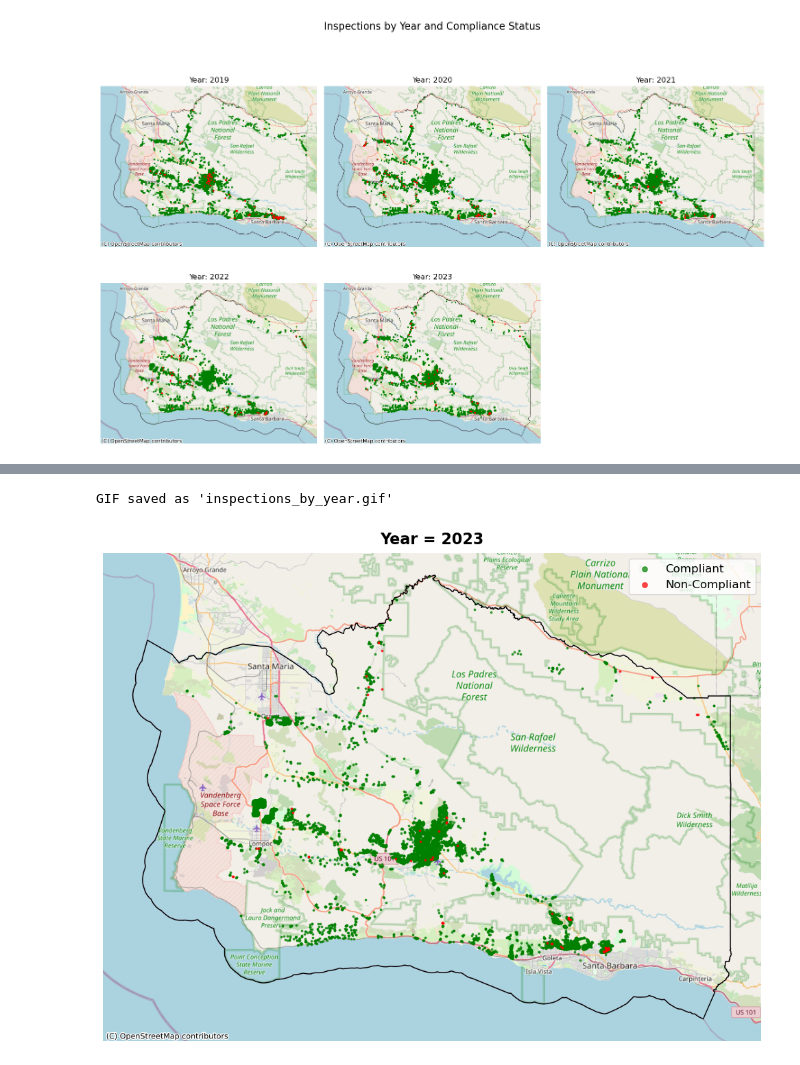
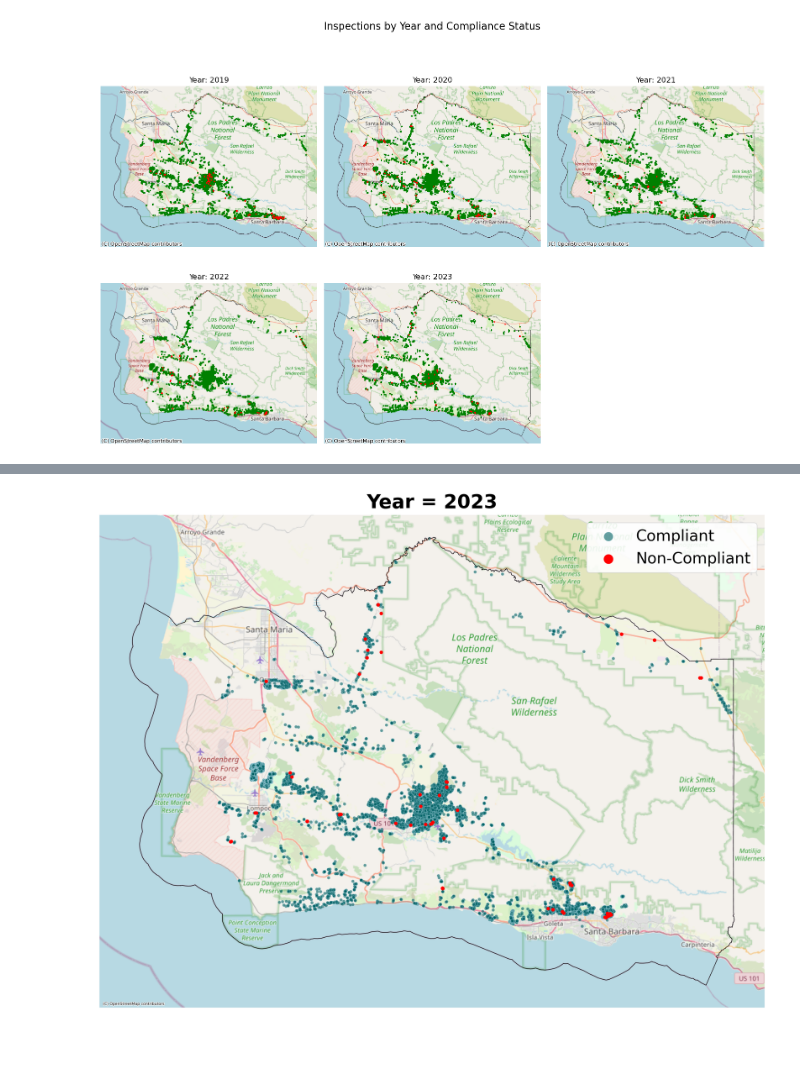
Before and after one commit to wildfire-prep/data-preparation, a Jupyter notebook: code/00_label_data/01_visualize_inspections.ipynb, the cells around one changed output, grey strips where cells are left out. Saved outputs shown, nothing was run; the diff lists cells and outputs as text; code cells hidden in the pictures; blank space fills up the shorter version.

```diff
--- a/code/00_label_data/01_visualize_inspections.ipynb
+++ b/code/00_label_data/01_visualize_inspections.ipynb
@@ -470,8 +470,10 @@ def create_animated_gif(years):
     all_inspections = pd.concat(combined_inspections)
 
     # Create figure and axis with tight layout
-    fig, ax = plt.subplots(figsize=(10, 8))
-    fig.subplots_adjust(left=0.02, right=0.98, top=0.95, bottom=0.02)
+    fig, ax = plt.subplots(figsize=(20, 16))
+    fig.subplots_adjust(
+        left=0.02, right=0.98, top=0.95, bottom=0.02
+    )  # Changed top from 1 to 0.95
 
     def animate(frame):
         """Animation function for each frame (year)"""
@@ -495,29 +497,44 @@ def create_animated_gif(years):
         # Plot each type with different colors
         if not compliant.empty:
             compliant.plot(
-                ax=ax, color="green", markersize=3, label="Compliant", alpha=0.7
+                ax=ax,
+                color="#006164",
+                markersize=40,
+                label="Compliant",
+                alpha=0.6,
+                edgecolor="lightblue",
+                linewidth=0.5,
             )
         if not non_compliant.empty:
             non_compliant.plot(
-                ax=ax, color="red", markersize=3, label="Non-Compliant", alpha=0.7
+                ax=ax, color="red", markersize=40, label="Non-Compliant", alpha=1
             )
 
         # Add county boundary
         sb_county.to_crs(epsg=3857).boundary.plot(ax=ax, color="black", linewidth=1)
 
         # Add basemap
-        ctx.add_basemap(ax, source=ctx.providers.OpenStreetMap.Mapnik, zoom=10)
+        ctx.add_basemap(
+            ax, source=ctx.providers.OpenStreetMap.Mapnik, zoom=10, alpha=0.85
+        )
 
-        # Set title with new format
+        # Set title
         ax.set_title(
             f"Year = {current_year}",
-            fontsize=16,
+            fontsize=40,
             fontweight="bold",
-            pad=10,
+            pad=15,
         )
 
-        # Add legend with larger markers
-        legend = ax.legend(loc="upper right", fontsize=12, markerscale=3)
+        # Add legend
+        legend = ax.legend(
+            loc="upper right",
+            fontsize=32,
+            markerscale=3,
+            frameon=True,
+            fancybox=True,
+            framealpha=0.9,
+        )
 
         # Remove axis
         ax.axis("off")
@@ -539,7 +556,6 @@ def create_animated_gif(years):
         writer="pillow",
         fps=0.5,
         dpi=100,
-        savefig_kwargs={"bbox_inches": "tight", "pad_inches": 0.1},
     )
 
     print("GIF saved as 'inspections_by_year.gif'")
@@ -558,2 +574 @@ Warning: discarding the 'bbox_inches' argument in 'savefig_kwargs' as it may cau
-GIF saved as 'inspections_by_year.gif'
-[figure, old version]
+[figure, new version]
```
Also changed, not shown: parts of 1 cell of this notebook, 2 other files.
